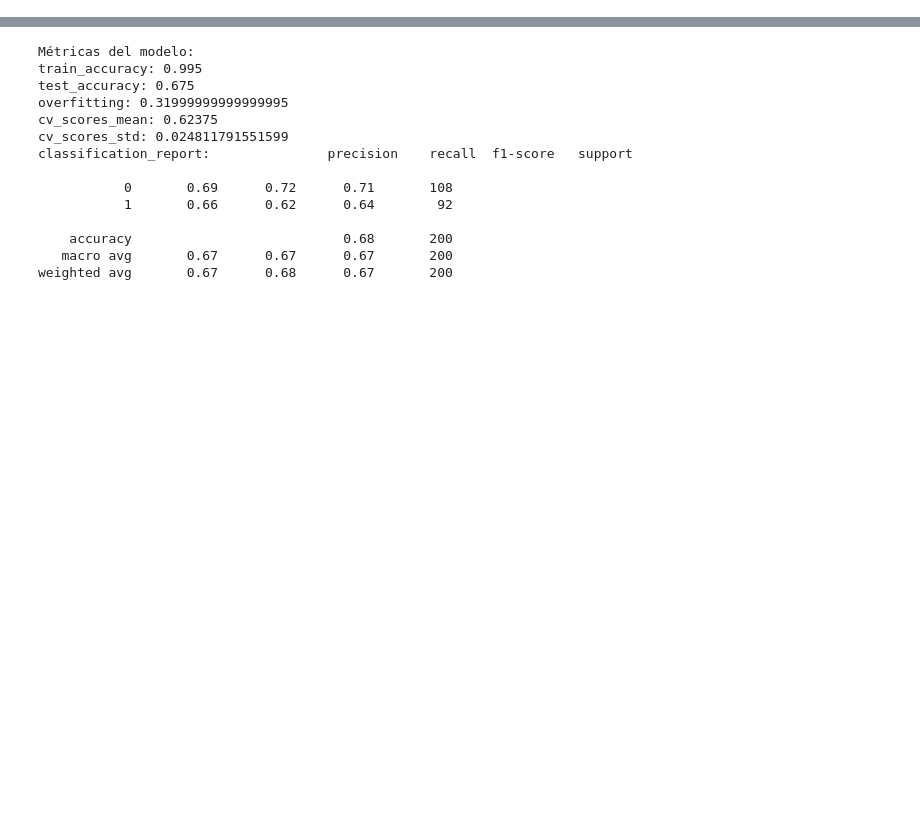
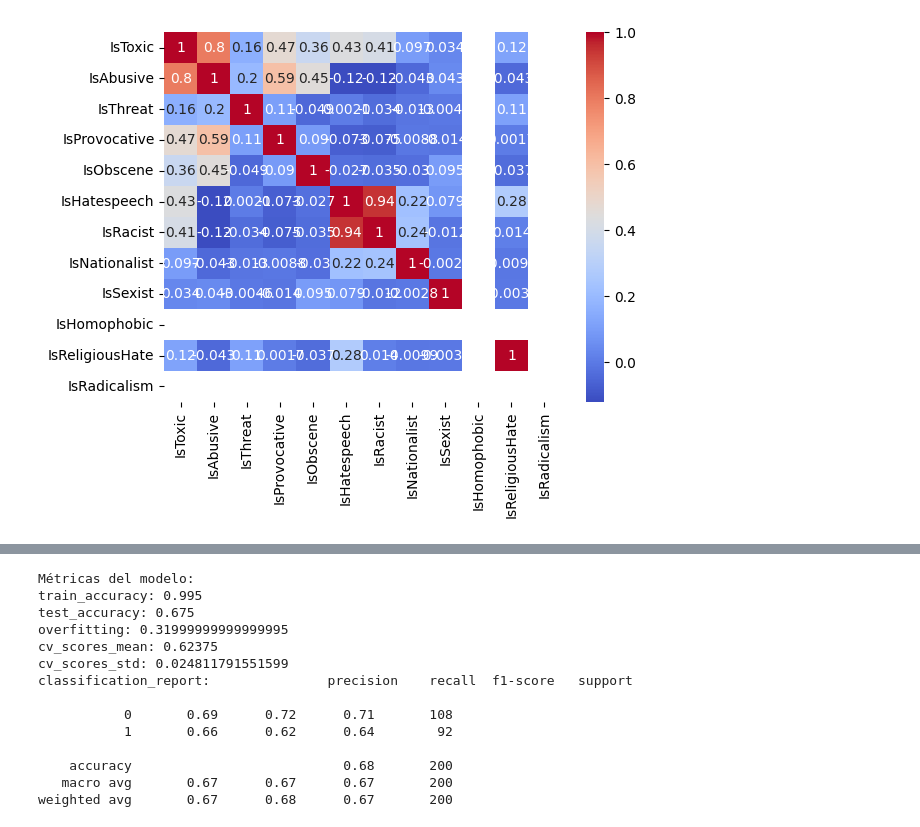
Before and after one commit to AI-School-F5-P3/NLP_youtube_G5, a Jupyter notebook: notebooks/essential.ipynb, the cells around one changed output, grey strips where cells are left out. Cells and saved outputs as stored; diff of their text form; code cells hidden in the pictures; blank space fills up the shorter version.

```diff
--- a/notebooks/essential.ipynb
+++ b/notebooks/essential.ipynb
@@ -12,0 +138,6 @@ from sklearn.model_selection import cross_val_score
+# %%
+correlation_matrix = df[toxicity_columns].corr()
+sns.heatmap(correlation_matrix, annot=True, cmap='coolwarm')
+plt.show()
+# %% [output]
+[figure, added]
```
Also changed, not shown: parts of 17 cells of this notebook, 18 other files.
